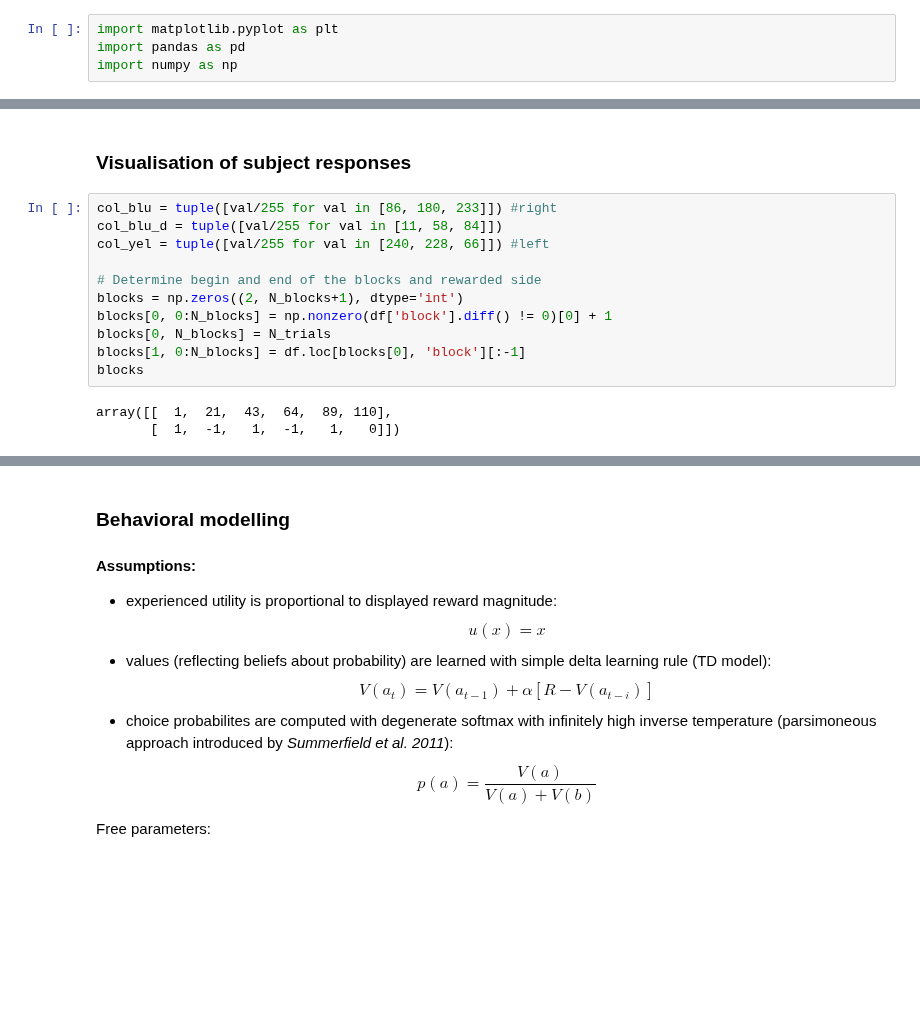
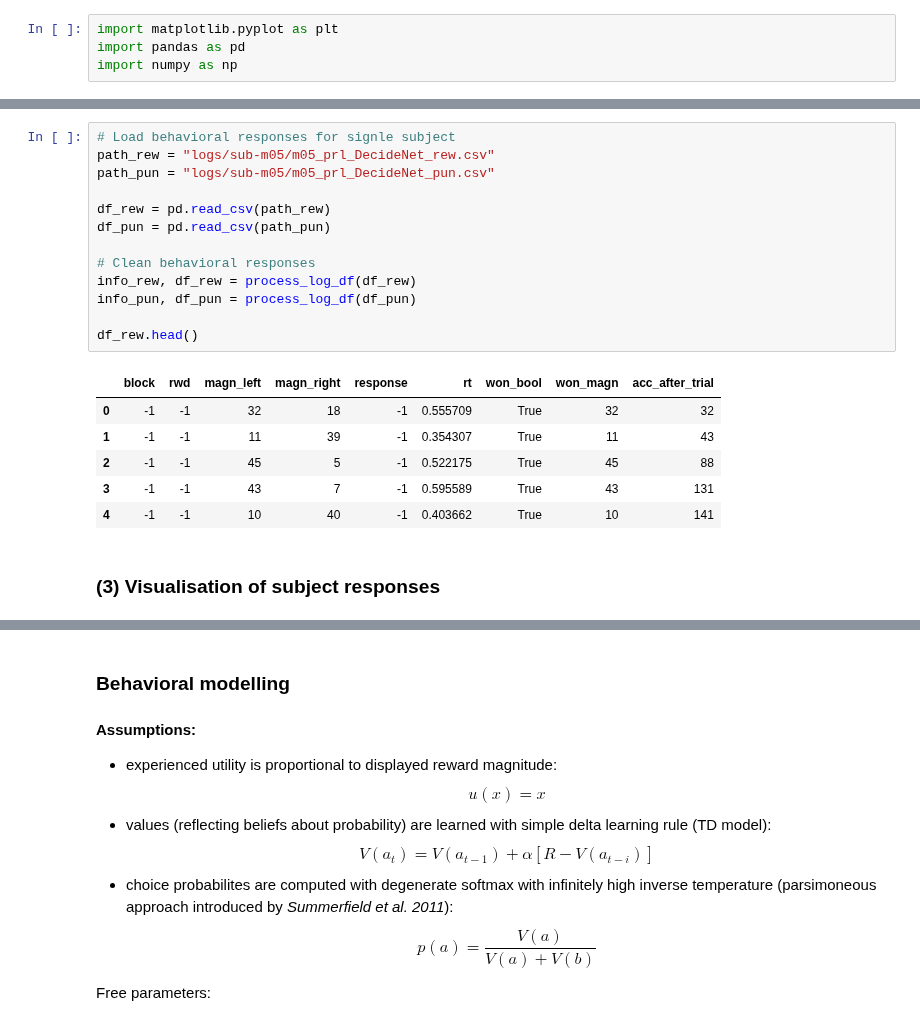
Before and after one commit to kbonna/decidenet, a Jupyter notebook: beh_modelling/dn01_behavioral_modelling.ipynb, the cells around one changed output, grey strips where cells are left out. Cells and saved outputs as stored; diff of their text form; blank space fills up the shorter version.

```diff
--- a/beh_modelling/dn01_behavioral_modelling.ipynb
+++ b/beh_modelling/dn01_behavioral_modelling.ipynb
@@ -82,17 +85,23 @@ df.head(10)
+# %%
+# Load behavioral responses for signle subject
+path_rew = "logs/sub-m05/m05_prl_DecideNet_rew.csv"
+path_pun = "logs/sub-m05/m05_prl_DecideNet_pun.csv"
+
+df_rew = pd.read_csv(path_rew)
+df_pun = pd.read_csv(path_pun)
+
+# Clean behavioral responses
+info_rew, df_rew = process_log_df(df_rew)
+info_pun, df_pun = process_log_df(df_pun)
+
+df_rew.head()
+# %% [output]
+|  | block | rwd | magn_left | magn_right | response | rt | won_bool | won_magn | acc_after_trial |
+| 0 | -1 | -1 | 32 | 18 | -1 | 0.555709 | True | 32 | 32 |
+| 1 | -1 | -1 | 11 | 39 | -1 | 0.354307 | True | 11 | 43 |
+| 2 | -1 | -1 | 45 | 5 | -1 | 0.522175 | True | 45 | 88 |
+| 3 | -1 | -1 | 43 | 7 | -1 | 0.595589 | True | 43 | 131 |
+| 4 | -1 | -1 | 10 | 40 | -1 | 0.403662 | True | 10 | 141 |
 # %% [markdown]
-### Visualisation of subject responses
+### (3) Visualisation of subject responses
-# %%
-col_blu = tuple([val/255 for val in [86, 180, 233]]) #right
-col_blu_d = tuple([val/255 for val in [11, 58, 84]])
-col_yel = tuple([val/255 for val in [240, 228, 66]]) #left
-
-# Determine begin and end of the blocks and rewarded side
-blocks = np.zeros((2, N_blocks+1), dtype='int')
-blocks[0, 0:N_blocks] = np.nonzero(df['block'].diff() != 0)[0] + 1
-blocks[0, N_blocks] = N_trials
-blocks[1, 0:N_blocks] = df.loc[blocks[0], 'block'][:-1]
-blocks
-# %% [output]
-array([[  1,  21,  43,  64,  89, 110],
-       [  1,  -1,   1,  -1,   1,   0]])
 # %%
```
Also changed, not shown: parts of 15 cells of this notebook.
